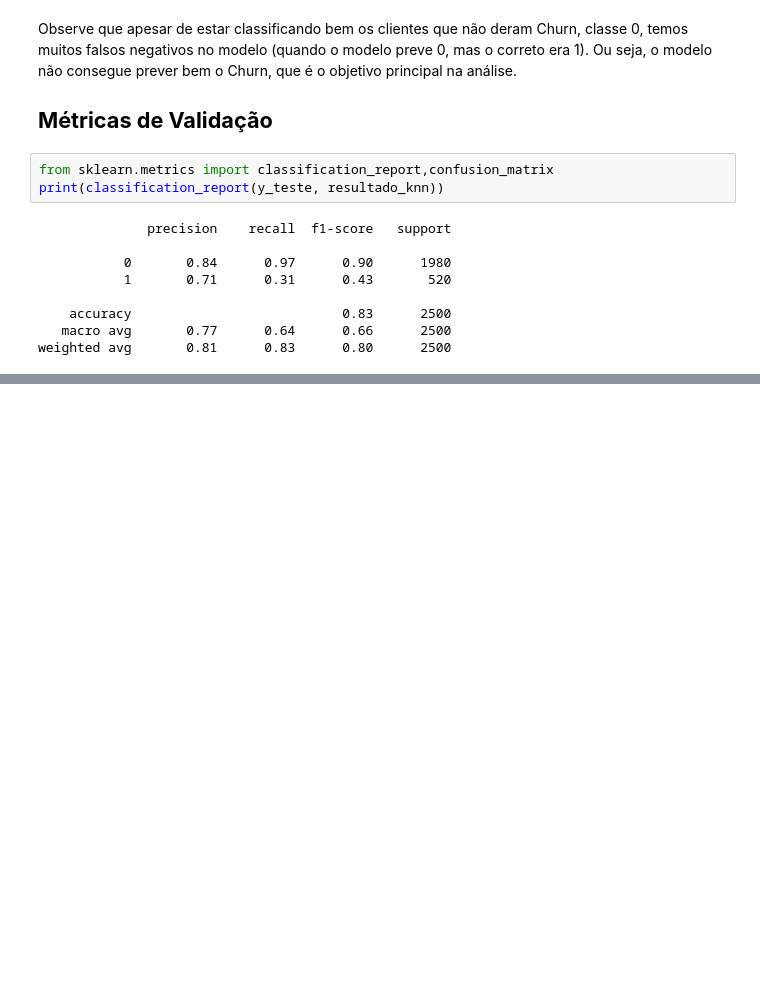
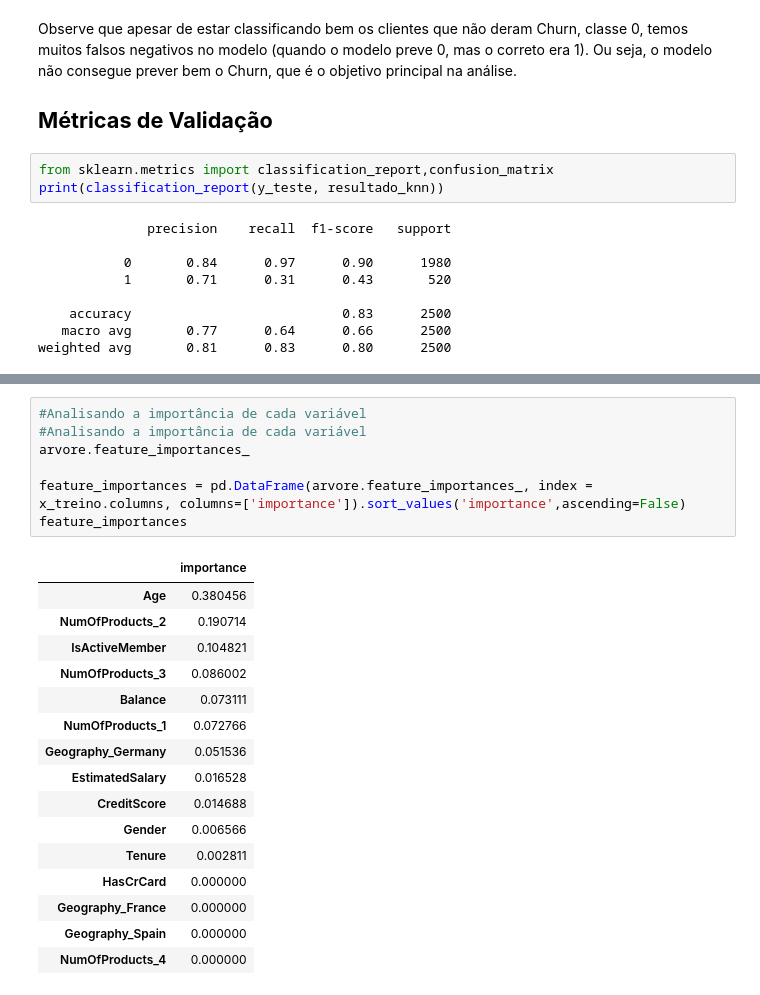
Before and after one commit to scudilio/Churn_model, a Jupyter notebook: wids_talk.ipynb, the cells around one changed output, grey strips where cells are left out. Drawn from its saved outputs; the diff is of its cells as text; blank space fills up the shorter version.

```diff
--- a/wids_talk.ipynb
+++ b/wids_talk.ipynb
@@ -480,0 +534,24 @@ Agora temos a probabilidade do cliente dar Churn e podemos criar ações com bas
+# %%
+#Analisando a importância de cada variável
+#Analisando a importância de cada variável
+arvore.feature_importances_
+
+feature_importances = pd.DataFrame(arvore.feature_importances_, index = x_treino.columns, columns=['importance']).sort_values('importance',ascending=False)
+feature_importances
+# %% [output]
+|  | importance |
+| Age | 0.380456 |
+| NumOfProducts_2 | 0.190714 |
+| IsActiveMember | 0.104821 |
+| NumOfProducts_3 | 0.086002 |
+| Balance | 0.073111 |
+| NumOfProducts_1 | 0.072766 |
+| Geography_Germany | 0.051536 |
+| EstimatedSalary | 0.016528 |
+| CreditScore | 0.014688 |
+| Gender | 0.006566 |
+| Tenure | 0.002811 |
+| HasCrCard | 0.000000 |
+| Geography_France | 0.000000 |
+| Geography_Spain | 0.000000 |
+| NumOfProducts_4 | 0.000000 |
```
Also changed, not shown: parts of 13 cells of this notebook.
